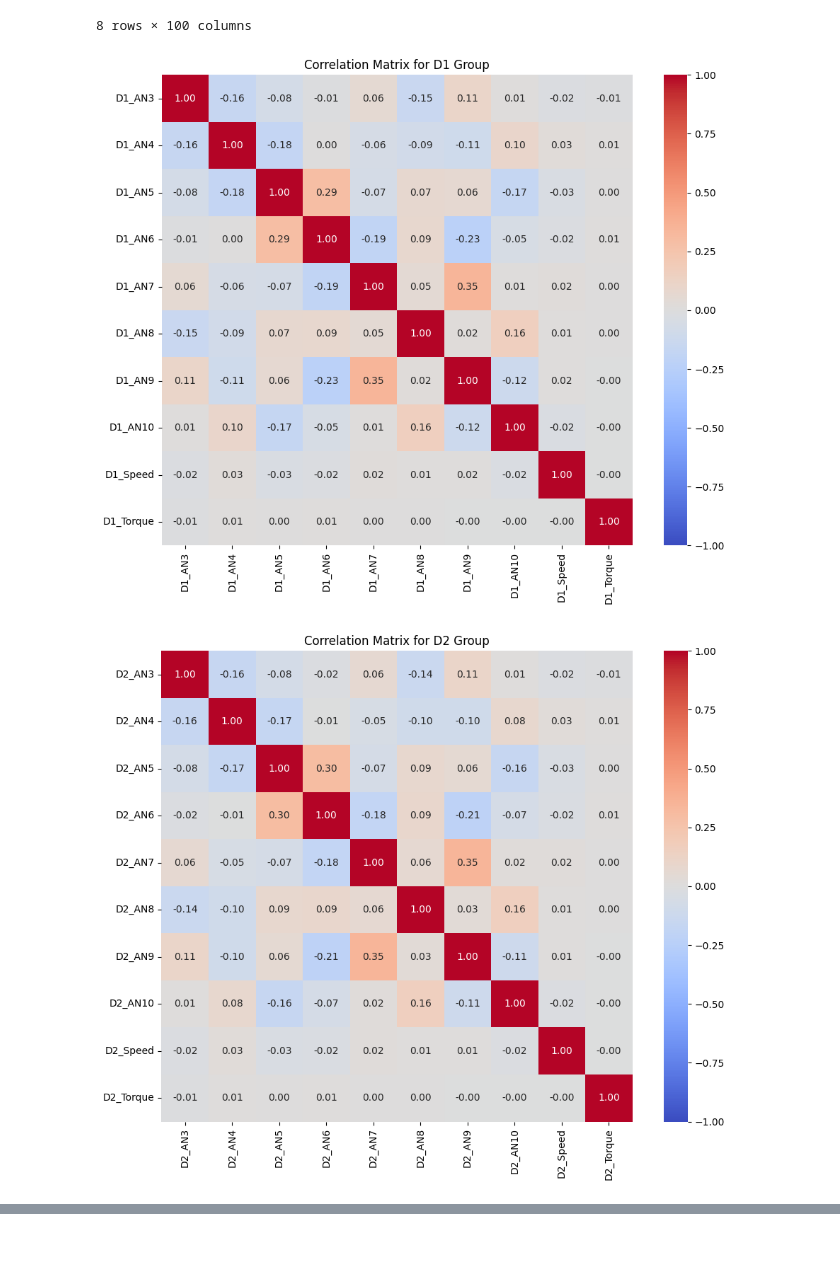
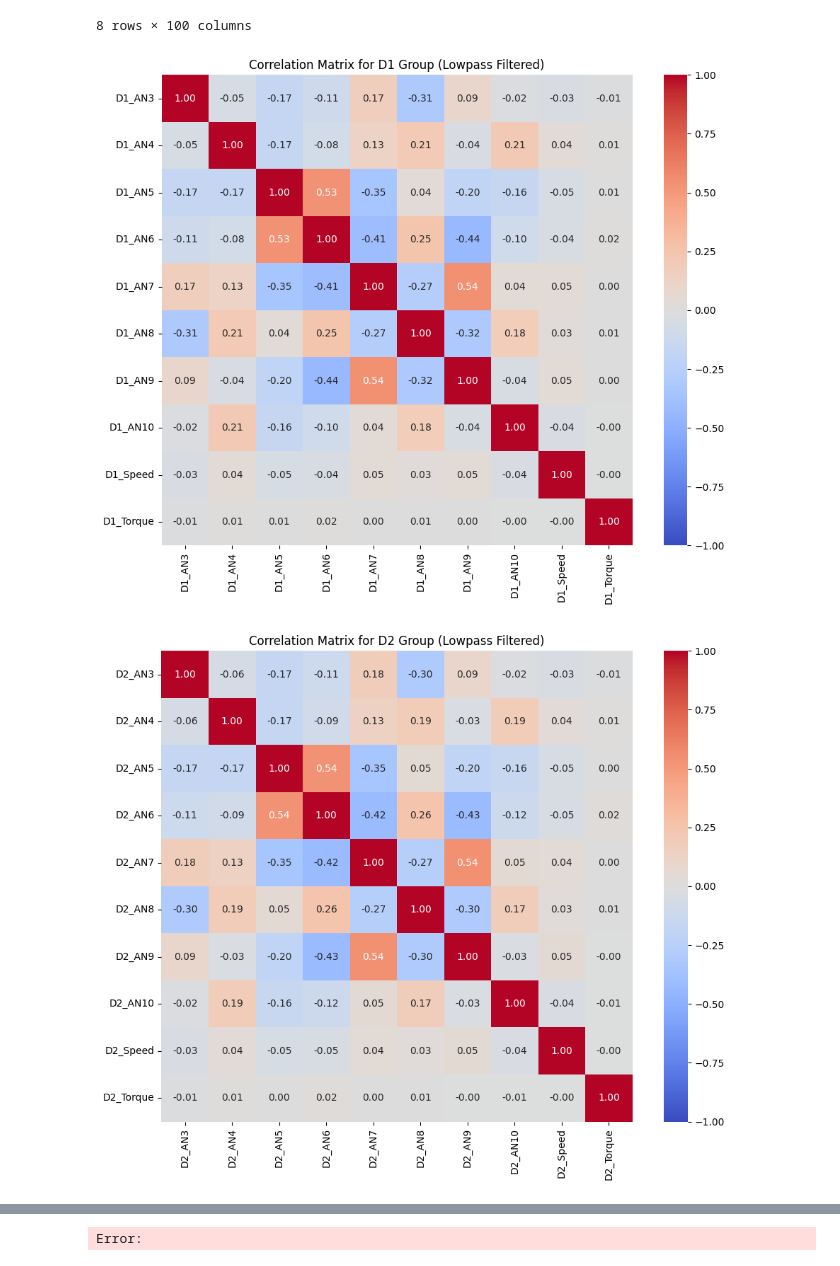
Before and after one commit to AmandaRosa/dev_datascience_xp, a Jupyter notebook: Wind_Turbine_Gearbox_Vibration.ipynb, the cells around one changed output, grey strips where cells are left out. Saved outputs shown, nothing was run; the diff lists cells and outputs as text; code cells hidden in the pictures.

```diff
--- a/Wind_Turbine_Gearbox_Vibration.ipynb
+++ b/Wind_Turbine_Gearbox_Vibration.ipynb
@@ -452,29 +449,30 @@ grouped_dfs = {prefix: df_damaged_data[cols] for prefix, cols in grouped_columns
 # %%
 ### CONTINUAR A PARTIR DAQUI 10/07/25
 
 import seaborn as sns
 import matplotlib.pyplot as plt
+import pandas as pd
 
 damage_class = ['D1', 'D2', 'D3', 'D4', 'D5', 'D6', 'D7', 'D8', 'D9', 'D10']
 
 for damage in damage_class:
-
     df_damage = grouped_dfs[f'{damage}']
 
-    for vector in df_damage:
+    # Aplicar o lowpass_filter em cada coluna (vetor)
+    df_damage_filtered = df_damage.apply(lambda col: lowpass_filter(col, fs=40000), axis=0)
 
-        vector = lowpass_filter(vector)
 
-    # # Compute correlation matrix
-    # corr_matrix = df_damage.corr()
+    # Calcular a matriz de correlação
+    corr_matrix = df_damage_filtered.corr()
 
-    # # Plot correlation heatmap
-    # plt.figure(figsize=(10, 8))
-    # sns.heatmap(corr_matrix, annot=True, cmap='coolwarm', fmt=".2f", square=True,     vmin=-1,  vmax=1 )
-    # plt.title(f'Correlation Matrix for {damage} Group')
-    # plt.tight_layout()
-    # # plt.savefig(f"Correlation_Matrix_{damage}_Group_LowPassFilter.png", dpi=600)
-    # plt.show()
+    # Plotar o heatmap
+    plt.figure(figsize=(10, 8))
+    sns.heatmap(corr_matrix, annot=True, cmap='coolwarm', fmt=".2f", square=True,
+                vmin=-1, vmax=1)
+    plt.title(f'Correlation Matrix for {damage} Group (Lowpass Filtered)')
+    plt.tight_layout()
+    plt.savefig(f"Correlation_Matrix_{damage}_Group_Filtered.png", dpi=600)
+    plt.show()
 # %% [output]
-[figure, old version]
+[figure, new version]
-[figure, old version]
+[figure, new version]
@@ -489,3 +487,4 @@ for damage in damage_class:
+Error:
 # %%
 df_damaged_data.corr()
 # %% [output]
```
Also changed, not shown: parts of 3 cells of this notebook, 12 other files.
